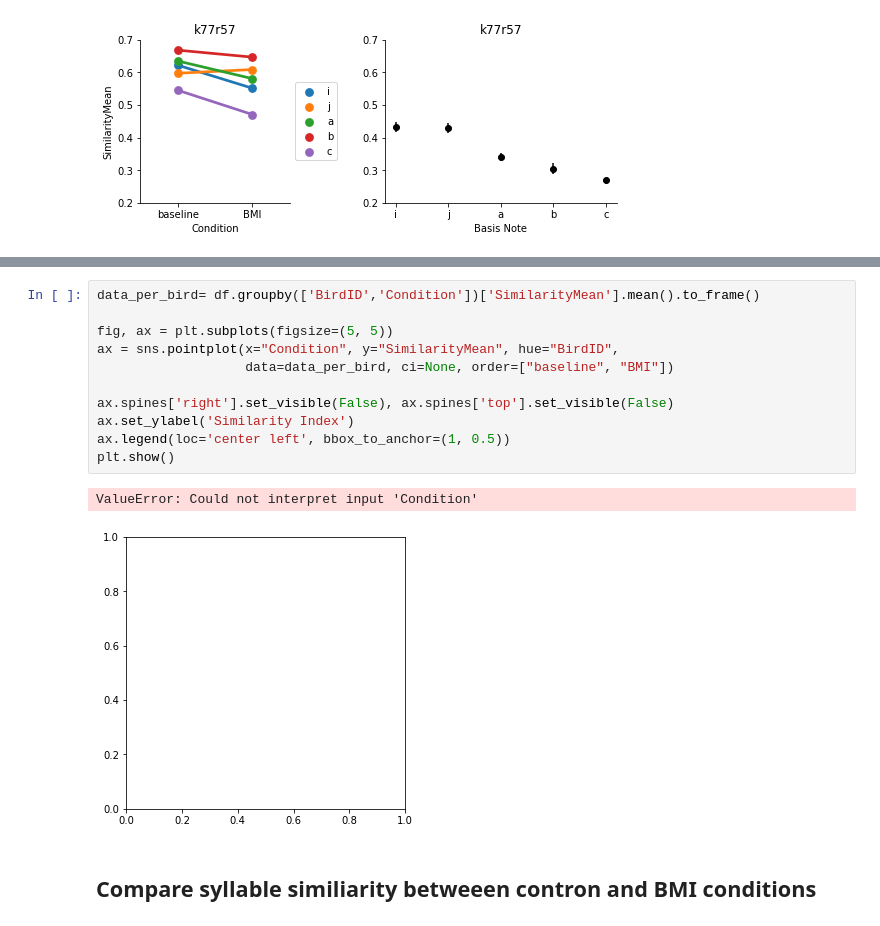
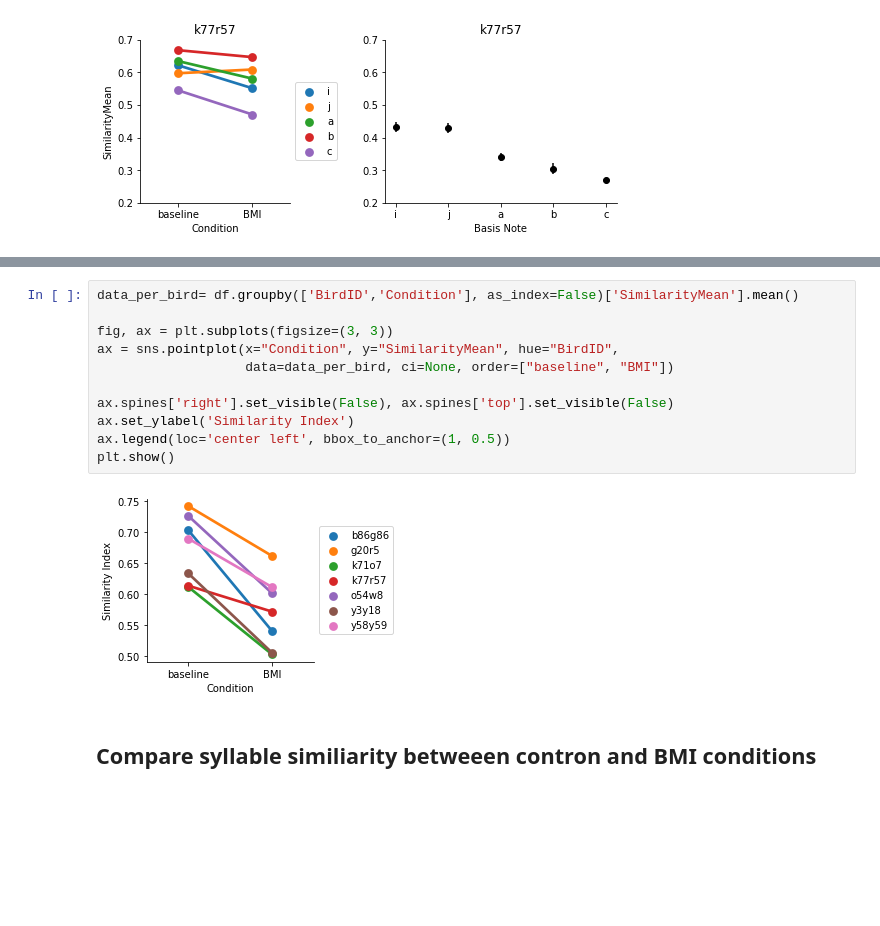
Before and after one commit to JaerongA/syllable_similarity, a Jupyter notebook: resuls.ipynb, the cells around one changed output, grey strips where cells are left out. Cells and saved outputs as stored; diff of their text form; blank space fills up the shorter version.

```diff
--- a/resuls.ipynb
+++ b/resuls.ipynb
@@ -131,17 +116,16 @@ plt.show()
 # %%
-data_per_bird= df.groupby(['BirdID','Condition'])['SimilarityMean'].mean().to_frame()
+data_per_bird= df.groupby(['BirdID','Condition'], as_index=False)['SimilarityMean'].mean()
 
-fig, ax = plt.subplots(figsize=(5, 5))
+fig, ax = plt.subplots(figsize=(3, 3))
 ax = sns.pointplot(x="Condition", y="SimilarityMean", hue="BirdID",
                    data=data_per_bird, ci=None, order=["baseline", "BMI"])
 
 ax.spines['right'].set_visible(False), ax.spines['top'].set_visible(False)
 ax.set_ylabel('Similarity Index')
 ax.legend(loc='center left', bbox_to_anchor=(1, 0.5))
 plt.show()
 # %% [output]
-ValueError: Could not interpret input 'Condition'
-[figure, old version]
+[figure, new version]
 # %% [markdown]
 ## Compare syllable similiarity betweeen contron and BMI conditions
 # %%
```
Also changed, not shown: parts of 13 cells of this notebook, 1 other file.
